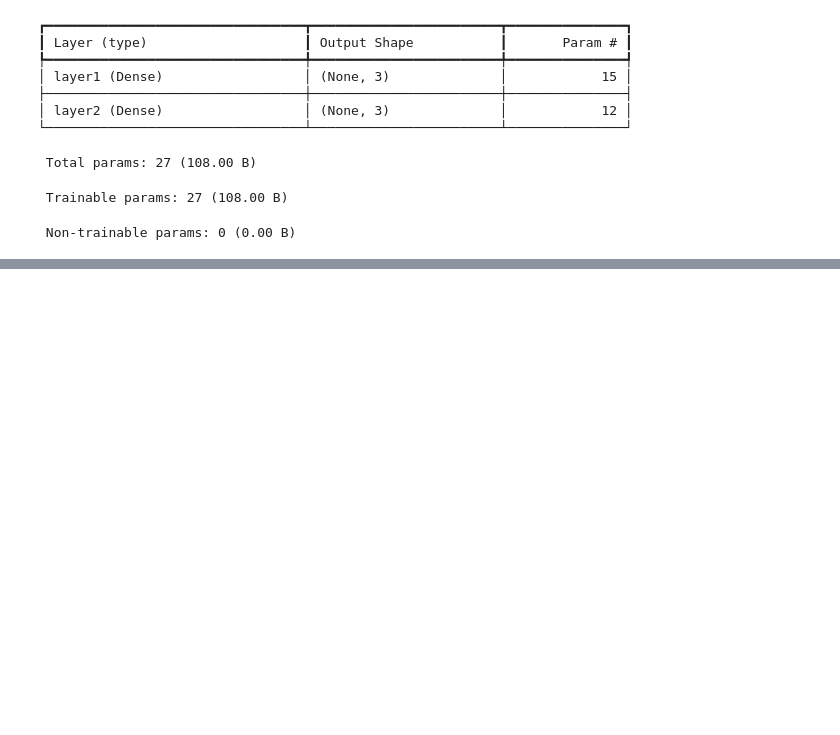
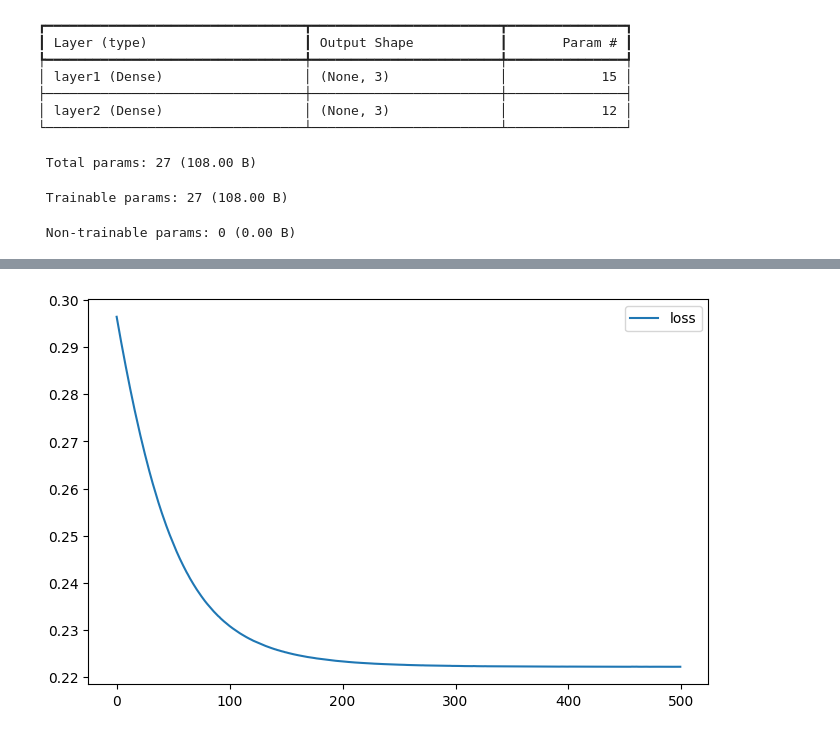
Before and after one commit to luisLFKV/IA-2026, a Jupyter notebook: 05-Perceptron multicapa/Ejercicio01/05 Keras - multilayer perceptron - iris.ipynb, the cells around one changed output, grey strips where cells are left out. Drawn from its saved outputs; the diff is of its cells as text; code cells hidden in the pictures; blank space fills up the shorter version.

```diff
--- a/05-Perceptron multicapa/Ejercicio01/05 Keras - multilayer perceptron - iris.ipynb
+++ b/05-Perceptron multicapa/Ejercicio01/05 Keras - multilayer perceptron - iris.ipynb
@@ -97,10 +95,10 @@ Esta segunda versión agrega **exactamente dos capas ocultas** a la red original
 # %%
 model_deep = keras.Sequential(
   [
-    layers.Dense(3, activation="sigmoid", name="deep_layer1", input_shape=(4,)),
-    layers.Dense(3, activation="sigmoid", name="deep_layer2"),
-    layers.Dense(3, activation="sigmoid", name="deep_layer3"),
-    layers.Dense(3, activation="sigmoid", name="deep_layer4"),
+    layers.Dense(3, activation="sigmoid", name="layer1", input_shape=(4,)),
+    layers.Dense(3, activation="sigmoid", name="layer2"),
+    layers.Dense(3, activation="sigmoid", name="layer3"),
+    layers.Dense(3, activation="sigmoid", name="layer4"),
   ]
 )
 
@@ -112,7 +127,6 @@ print(y_deep[149])
 # %%
-# Se conservan los mismos hiperparámetros de la red original
 optimizer_deep = tf.keras.optimizers.SGD(learning_rate=0.03)
 loss_deep = tf.keras.losses.MeanSquaredError()
 
-model_deep.compile(optimizer=optimizer_deep, loss=loss_deep)
+model_deep.compile(optimizer_deep, loss_deep)
 history_deep = model_deep.fit(X, Y, epochs=500)
@@ -126,7 +156,6 @@ plt.show()
 # %%
-# Visualización adicional del historial
 pd.DataFrame(history_deep.history).plot(figsize=(8,5))
-plt.xlabel('Epochs')
-plt.ylabel('Loss')
 plt.show()
+# %% [output]
+[figure, added]
 # %%
```
Also changed, not shown: parts of 13 cells of this notebook, 2 other files.
